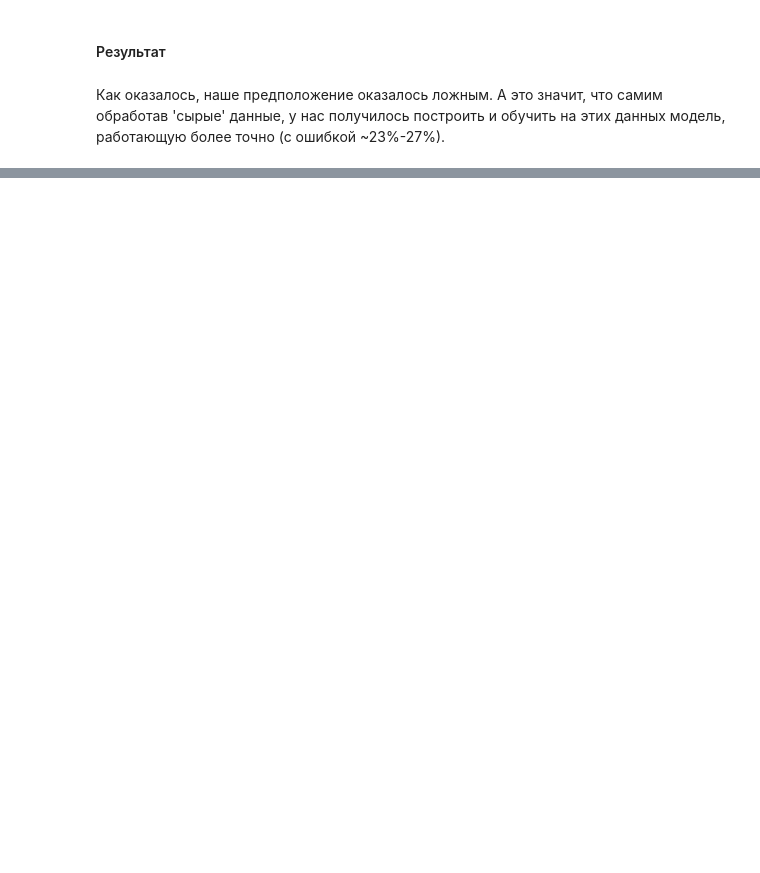
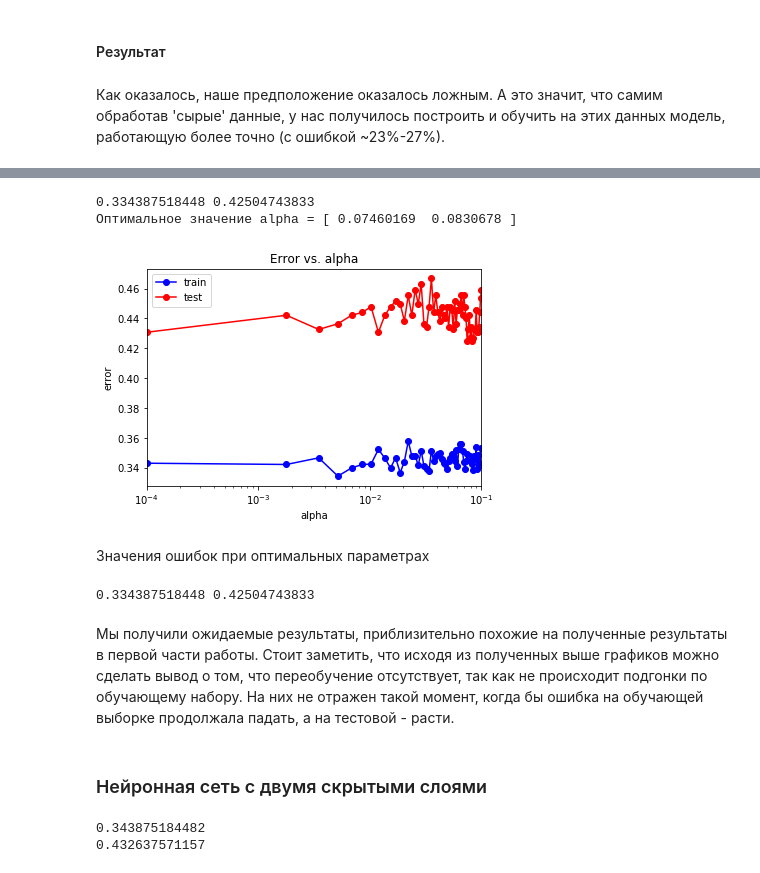
Before and after one commit to clipext/MachineLearning, a Jupyter notebook: hometask.ipynb, the cells around one changed output, grey strips where cells are left out. Drawn from its saved outputs; the diff is of its cells as text; code cells hidden in the pictures; blank space fills up the shorter version.

```diff
--- a/hometask.ipynb
+++ b/hometask.ipynb
@@ -832,0 +922,59 @@ print(train_error, test_error)
+# %%
+alpha_arr = np.linspace(0.0001, 0.1, 60)
+test_err = []
+train_err = []
+for alp in alpha_arr:
+    mlp_model = MLPClassifier(alpha = alp, hidden_layer_sizes = best_layers,
+                              solver = 'lbfgs', activation = 'logistic', random_state = 13)
+    mlp_model.fit(X_train, y_train)
+
+    y_train_pred = mlp_model.predict(X_train)
+    y_test_pred = mlp_model.predict(X_test)
+    train_err.append(np.mean(y_train != y_train_pred))
+    test_err.append(np.mean(y_test != y_test_pred))
+
+min_train_err = np.min(train_err)
+min_test_err = np.min(test_err)
+print(min_train_err, min_test_err)
+
+alpha_opt = alpha_arr[test_err == min_test_err]
+print("Оптимальное значение alpha = {}".format(alpha_opt))
+# %% [output]
+0.334387518448 0.42504743833
+Оптимальное значение alpha = [ 0.07460169  0.0830678 ]
+# %%
+plt.semilogx(alpha_arr, train_err, 'b-o', label = 'train', color='blue')
+plt.semilogx(alpha_arr, test_err, 'r-o', label = 'test', color='red')
+plt.xlim([np.min(alpha_arr), np.max(alpha_arr)])
+plt.title('Error vs. alpha')
+plt.xlabel('alpha')
+plt.ylabel('error')
+plt.legend()
+plt.show()
+# %% [output]
+[figure, added]
+# %% [markdown]
+Значения ошибок при оптимальных параметрах
+# %%
+print(np.min(train_err), np.min(test_err))
+# %% [output]
+0.334387518448 0.42504743833
+# %% [markdown]
+Мы получили ожидаемые результаты, приблизительно похожие на полученные результаты в первой части работы.
+Стоит заметить, что исходя из полученных выше графиков можно сделать вывод о том, что переобучение отсутствует, так как не происходит подгонки по обучающему набору. На них не отражен такой момент, когда бы ошибка на обучающей выборке продолжала  падать, а на тестовой - расти.
+# %% [markdown]
+### Нейронная сеть с двумя скрытыми слоями
+# %%
+mlp_model = MLPClassifier(hidden_layer_sizes = (100,50), alpha = alpha_opt[1],
+                          solver = 'lbfgs', activation = 'logistic', random_state = 43)
+mlp_model.fit(X_train, y_train)
+
+y_train_pred = mlp_model.predict(X_train)
+y_test_pred = mlp_model.predict(X_test)
+train_err = np.mean(y_train != y_train_pred)
+test_err = np.mean(y_test != y_test_pred)
+print(train_err)
+print(test_err)
+# %% [output]
+0.343875184482
+0.432637571157
```
Also changed, not shown: parts of 60 cells of this notebook.
